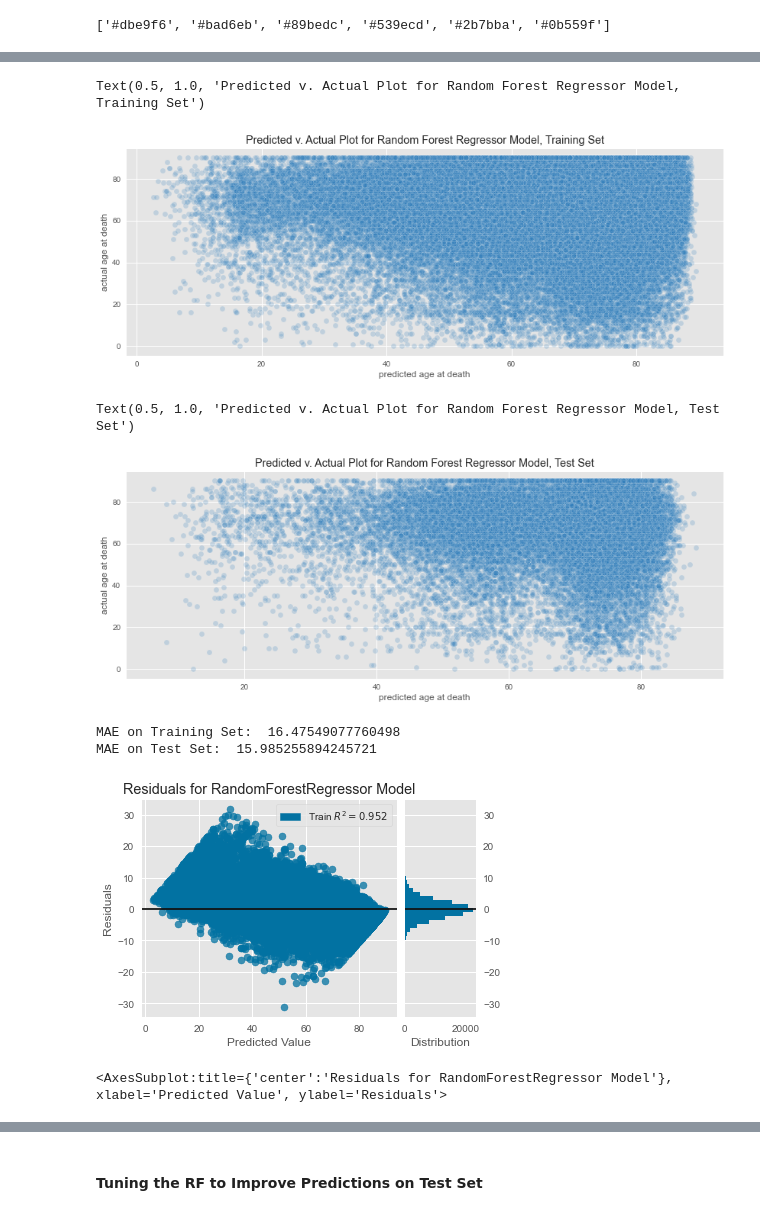
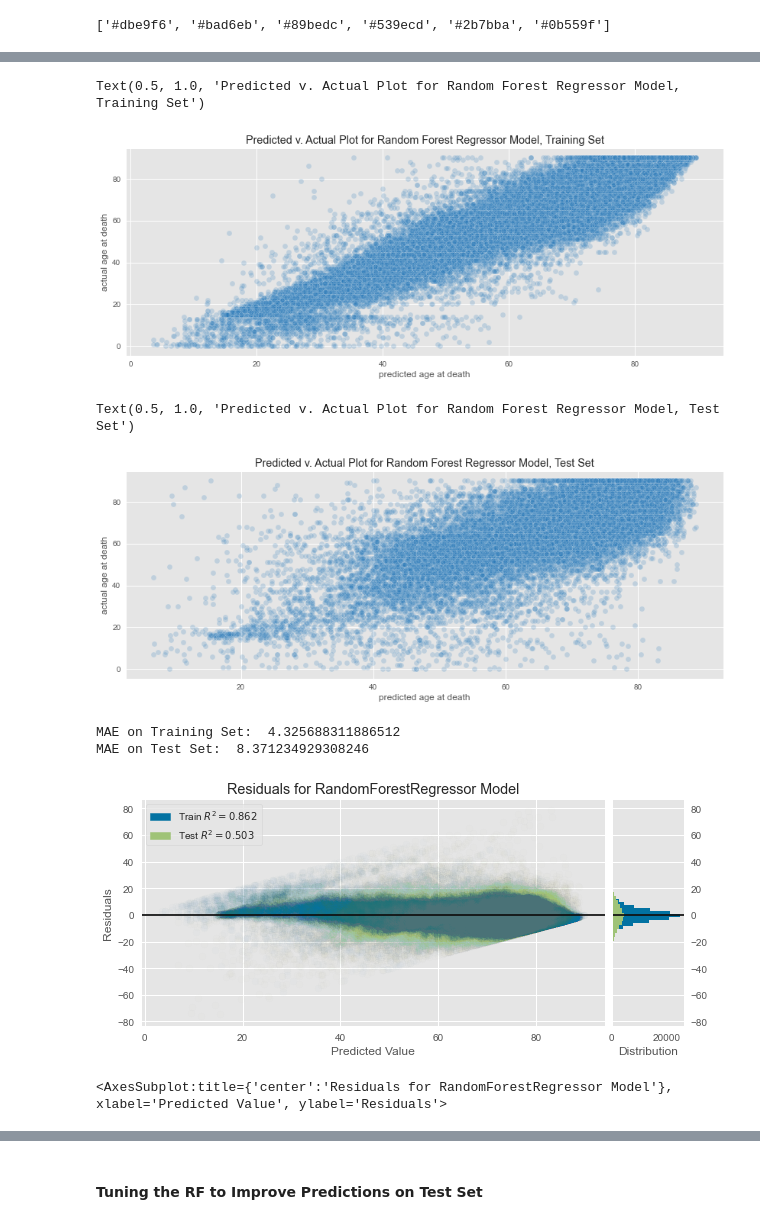
Before and after one commit to beckyepeters/life-expectancy-predictions, a Jupyter notebook: NLMS.ipynb, the cells around one changed output, grey strips where cells are left out. Cells and saved outputs as stored; diff of their text form; code cells hidden in the pictures.

```diff
--- a/NLMS.ipynb
+++ b/NLMS.ipynb
@@ -378,0 +403,2 @@ df
+# %%
+dec = df.copy()
@@ -379,3 +409,3 @@ df
 # %%
-X = df.copy()
+X = dec_features.copy()
 # %%
@@ -459,0 +455,6 @@ RMSE on test data with LR:  104.93406313275219
+# %%
+visualizer_lr = ResidualsPlot(model_lr, train_alpha=0.3, test_alpha=0.3, size=(700, 300))
+
+visualizer_lr.fit(X_train, y_train)  # Fit the training data to the visualizer
+visualizer_lr.score(X_test, y_test)  # Evaluate the model on the test data
+visualizer_lr.show()
@@ -546,7 +568,7 @@ Text(0.5, 1.0, 'Actual v. Predicted Plot for ElasticNet Regressor Model')
 # %% [markdown]
 #### Random Forest Regressor
 # %%
-model_rf = RandomForestRegressor(max_depth=40, )
+model_rf = RandomForestRegressor(max_depth=30, n_estimators=300, random_state=42)
 # %%
 model_rf.fit(X_train, y_train)
 # %% [output]
@@ -583,37 +611,37 @@ Text(0.5, 1.0, 'Residuals Plot for Random Forest Regressor Model')
 # %%
 fig, ax = plt.subplots(figsize=(14, 5))
-sns.scatterplot(predict_train_rf, dec_label_train, ax=ax, alpha=0.2, color='#2b7bba');
+sns.scatterplot(predict_train_rf, y_train, ax=ax, alpha=0.2, color='#2b7bba');
 ax.set_xlabel('predicted age at death')
 ax.set_ylabel('actual age at death')
 ax.set_title('Predicted v. Actual Plot for Random Forest Regressor Model, Training Set')
 # %% [output]
 Text(0.5, 1.0, 'Predicted v. Actual Plot for Random Forest Regressor Model, Training Set')
-[figure, old version]
+[figure, new version]
 # %%
 fig, ax = plt.subplots(figsize=(14, 5))
-sns.scatterplot(predict_test_rf, dec_label_test, ax=ax, alpha=0.2, color='#2b7bba');
+sns.scatterplot(predict_test_rf, y_test, ax=ax, alpha=0.2, color='#2b7bba');
 ax.set_xlabel('predicted age at death')
 ax.set_ylabel('actual age at death')
 ax.set_title('Predicted v. Actual Plot for Random Forest Regressor Model, Test Set')
 # %% [output]
 Text(0.5, 1.0, 'Predicted v. Actual Plot for Random Forest Regressor Model, Test Set')
-[figure, old version]
+[figure, new version]
 # %%
-mae_train = mean_absolute_error(dec_label_train, predict_train_rf)
-mae_test = mean_absolute_error(dec_label_test, predict_test_rf)
+mae_train = mean_absolute_error(y_train, predict_train_rf)
+mae_test = mean_absolute_error(y_test, predict_test_rf)
 print('MAE on Training Set: ', mae_train)
 print('MAE on Test Set: ', mae_test)
 # %% [output]
-MAE on Training Set:  16.47549077760498
-MAE on Test Set:  15.985255894245721
+MAE on Training Set:  4.325688311886512
+MAE on Test Set:  8.371234929308246
 # %%
 from yellowbrick.regressor import ResidualsPlot
 # %%
-visualizer = ResidualsPlot(model_rf)
+visualizer = ResidualsPlot(model_rf, train_alpha=0.01, test_alpha=0.01, size=(700, 300))
 
 visualizer.fit(X_train, y_train)  # Fit the training data to the visualizer
-# visualizer.score(X_test, y_test)  # Evaluate the model on the test data
-visualizer.show(alpha=0.05)
+visualizer.score(X_test, y_test)  # Evaluate the model on the test data
+visualizer.show()                 # Finalize and render the figure
 # %% [output]
-[figure, old version]
+[figure, new version]
 <AxesSubplot:title={'center':'Residuals for RandomForestRegressor Model'}, xlabel='Predicted Value', ylabel='Residuals'>
```
Also changed, not shown: parts of 52 cells of this notebook, 7 other files.
